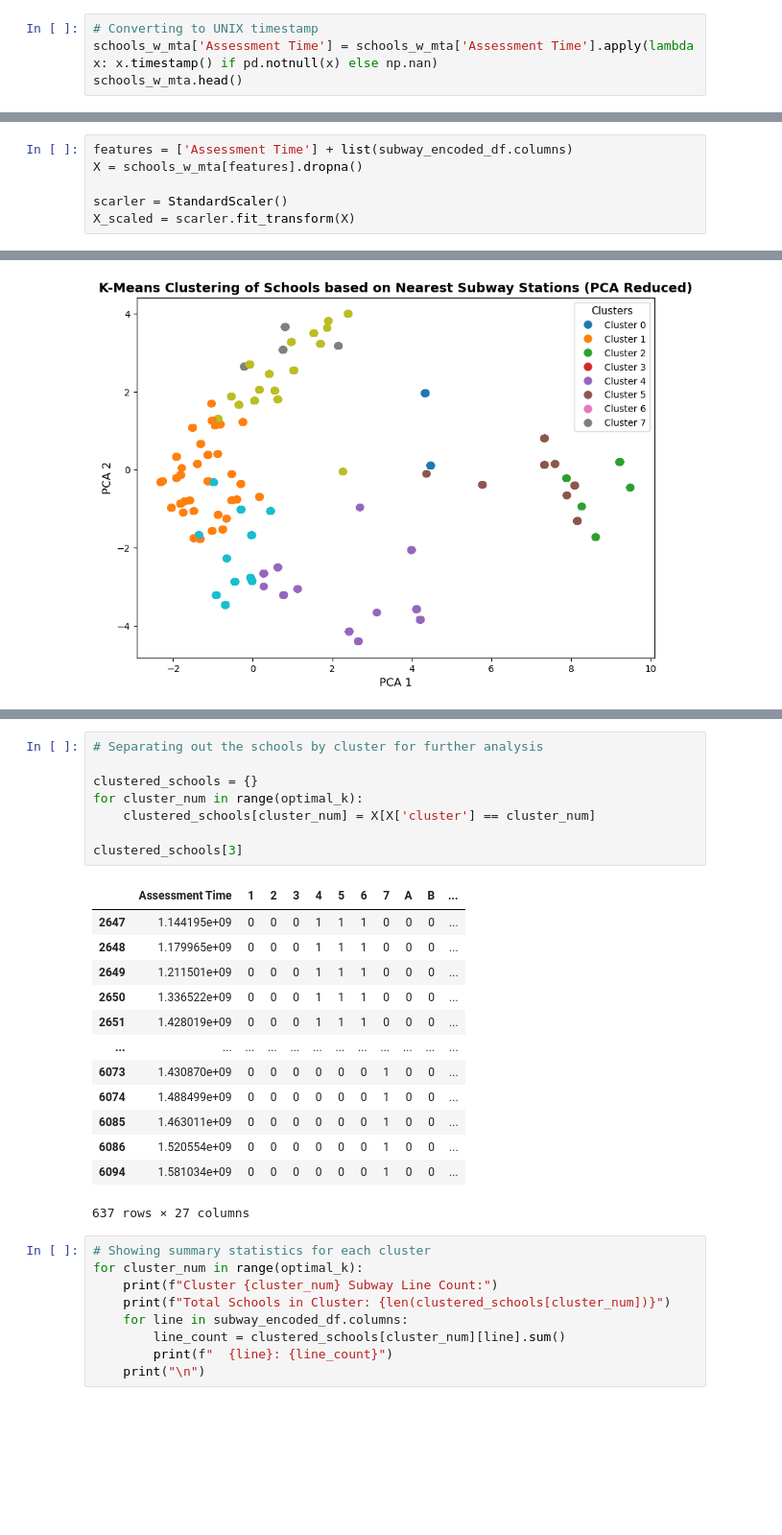
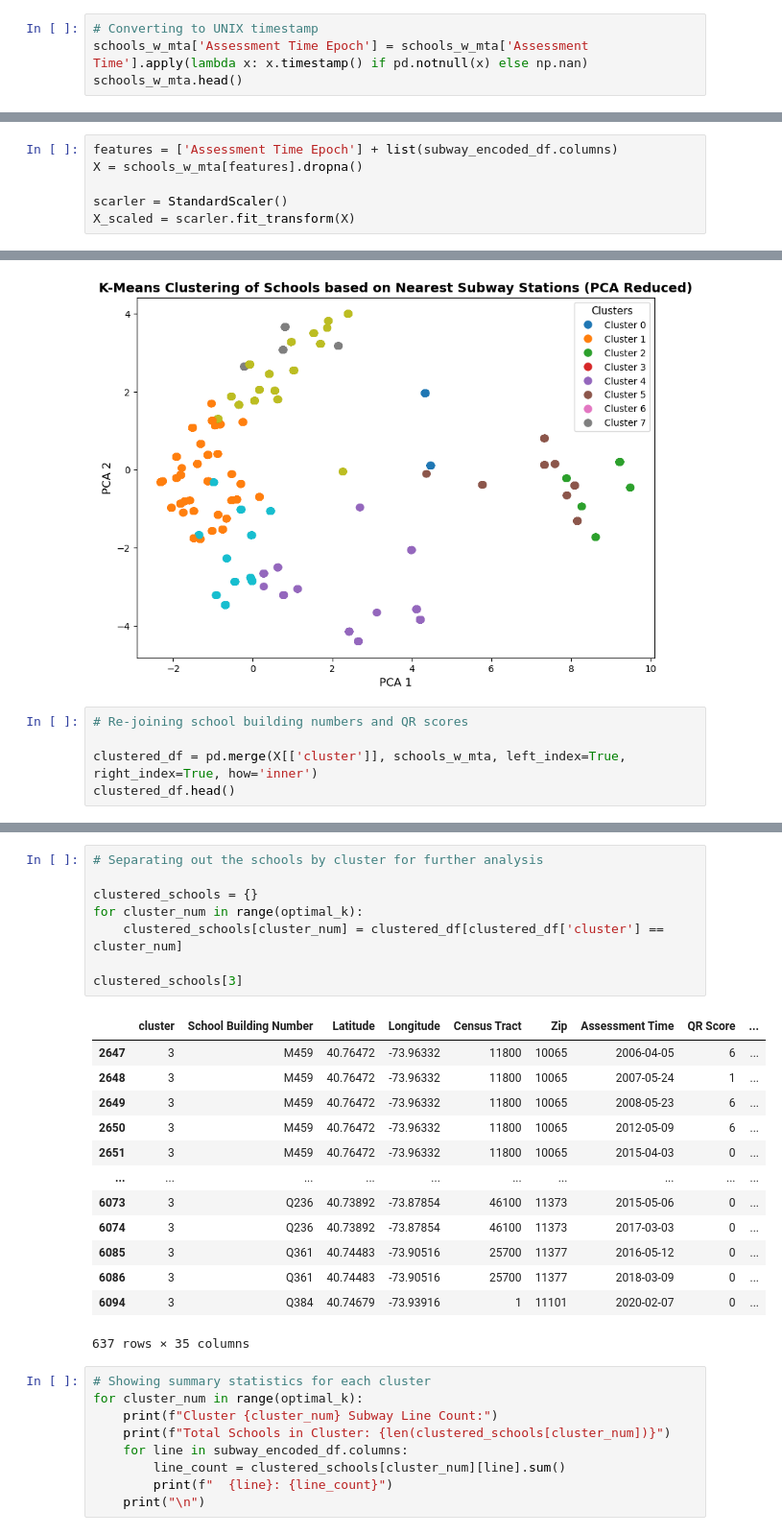
Before and after one commit to tali0n-git/NYC_Public_Schools_Analysis, a Jupyter notebook: ML_Notebooks/k-means-tests.ipynb, the cells around one changed output, grey strips where cells are left out. Shown at 96% size. Drawn from its saved outputs; the diff is of its cells as text; blank space fills up the shorter version.

Commit message:
Merged original schools_w_mta dataframe with clustered X dataframe; ensured merge was done correctly.

```diff
--- a/ML_Notebooks/k-means-tests.ipynb
+++ b/ML_Notebooks/k-means-tests.ipynb
@@ -235,7 +235,7 @@ schools_w_mta.head()
 | 4 | K337 | 40.59928 | -73.99644 | 30600 | 11214 | 2012-03-28 | 5 | ... |
 # %%
 # Converting to UNIX timestamp
-schools_w_mta['Assessment Time'] = schools_w_mta['Assessment Time'].apply(lambda x: x.timestamp() if pd.notnull(x) else np.nan)
+schools_w_mta['Assessment Time Epoch'] = schools_w_mta['Assessment Time'].apply(lambda x: x.timestamp() if pd.notnull(x) else np.nan)
 schools_w_mta.head()
 # %% [output]
 |  | School Building Number | Latitude | Longitude | Census Tract | Zip | Assessment Time | QR Score | ... |
@@ -251,7 +251,7 @@ schools_w_mta['Assessment Time'][0]
 # %% [markdown]
 # Standardizing Data:
 # %%
-features = ['Assessment Time'] + list(subway_encoded_df.columns)
+features = ['Assessment Time Epoch'] + list(subway_encoded_df.columns)
 X = schools_w_mta[features].dropna()
 
 scarler = StandardScaler()
@@ -384,3 +384,8 @@ plt.savefig('../images/kmeans_clusters_pca.png', dpi=300, bbox_inches='tight')
 plt.show()
 # %% [output]
 [figure]
+# %%
+# Re-joining school building numbers and QR scores
+
+clustered_df = pd.merge(X[['cluster']], schools_w_mta, left_index=True, right_index=True, how='inner')
+clustered_df.head()
@@ -387,25 +399,25 @@ plt.show()
 # %%
 # Separating out the schools by cluster for further analysis
 
 clustered_schools = {}
 for cluster_num in range(optimal_k):
-    clustered_schools[cluster_num] = X[X['cluster'] == cluster_num]
+    clustered_schools[cluster_num] = clustered_df[clustered_df['cluster'] == cluster_num]
 
 clustered_schools[3]
 # %% [output]
-|  | Assessment Time | 1 | 2 | 3 | 4 | 5 | 6 | 7 | A | B | ... |
-| 2647 | 1.144195e+09 | 0 | 0 | 0 | 1 | 1 | 1 | 0 | 0 | 0 | ... |
-| 2648 | 1.179965e+09 | 0 | 0 | 0 | 1 | 1 | 1 | 0 | 0 | 0 | ... |
-| 2649 | 1.211501e+09 | 0 | 0 | 0 | 1 | 1 | 1 | 0 | 0 | 0 | ... |
-| 2650 | 1.336522e+09 | 0 | 0 | 0 | 1 | 1 | 1 | 0 | 0 | 0 | ... |
-| 2651 | 1.428019e+09 | 0 | 0 | 0 | 1 | 1 | 1 | 0 | 0 | 0 | ... |
-| ... | ... | ... | ... | ... | ... | ... | ... | ... | ... | ... | ... |
-| 6073 | 1.430870e+09 | 0 | 0 | 0 | 0 | 0 | 0 | 1 | 0 | 0 | ... |
-| 6074 | 1.488499e+09 | 0 | 0 | 0 | 0 | 0 | 0 | 1 | 0 | 0 | ... |
-| 6085 | 1.463011e+09 | 0 | 0 | 0 | 0 | 0 | 0 | 1 | 0 | 0 | ... |
-| 6086 | 1.520554e+09 | 0 | 0 | 0 | 0 | 0 | 0 | 1 | 0 | 0 | ... |
-| 6094 | 1.581034e+09 | 0 | 0 | 0 | 0 | 0 | 0 | 1 | 0 | 0 | ... |
+|  | cluster | School Building Number | Latitude | Longitude | Census Tract | Zip | Assessment Time | QR Score | ... |
+| 2647 | 3 | M459 | 40.76472 | -73.96332 | 11800 | 10065 | 2006-04-05 | 6 | ... |
+| 2648 | 3 | M459 | 40.76472 | -73.96332 | 11800 | 10065 | 2007-05-24 | 1 | ... |
+| 2649 | 3 | M459 | 40.76472 | -73.96332 | 11800 | 10065 | 2008-05-23 | 6 | ... |
+| 2650 | 3 | M459 | 40.76472 | -73.96332 | 11800 | 10065 | 2012-05-09 | 6 | ... |
+| 2651 | 3 | M459 | 40.76472 | -73.96332 | 11800 | 10065 | 2015-04-03 | 0 | ... |
+| ... | ... | ... | ... | ... | ... | ... | ... | ... | ... |
+| 6073 | 3 | Q236 | 40.73892 | -73.87854 | 46100 | 11373 | 2015-05-06 | 0 | ... |
+| 6074 | 3 | Q236 | 40.73892 | -73.87854 | 46100 | 11373 | 2017-03-03 | 0 | ... |
+| 6085 | 3 | Q361 | 40.74483 | -73.90516 | 25700 | 11377 | 2016-05-12 | 0 | ... |
+| 6086 | 3 | Q361 | 40.74483 | -73.90516 | 25700 | 11377 | 2018-03-09 | 0 | ... |
+| 6094 | 3 | Q384 | 40.74679 | -73.93916 | 1 | 11101 | 2020-02-07 | 0 | ... |
-637 rows × 27 columns
+637 rows × 35 columns
 # %%
 # Showing summary statistics for each cluster
 for cluster_num in range(optimal_k):
```
Also changed, not shown: parts of 5 cells of this notebook.
